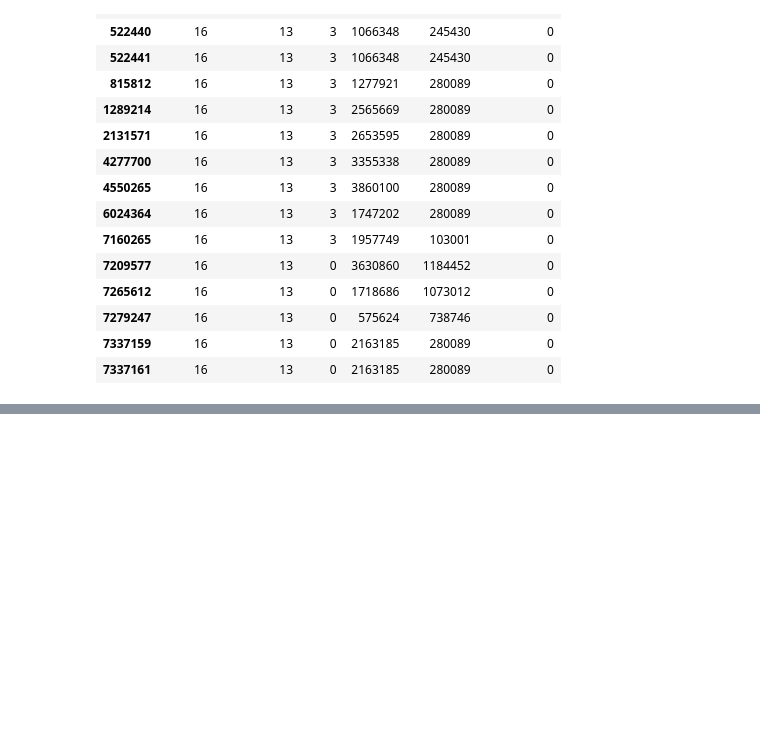
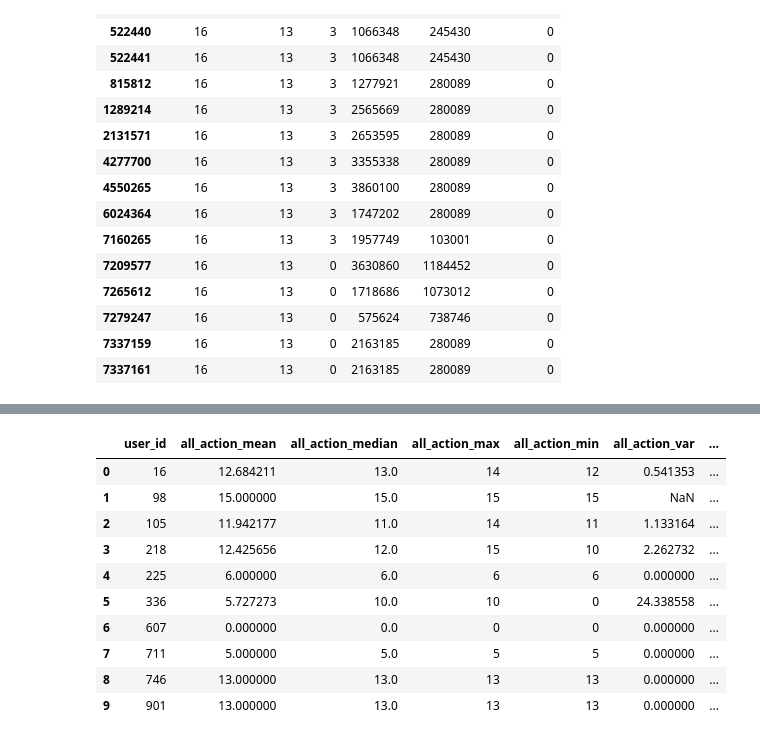
Before and after one commit to fuhailin/2018-Big-Data-Challenge, a Jupyter notebook: solution/baseline.ipynb, the cells around one changed output, grey strips where cells are left out. Drawn from its saved outputs; the diff is of its cells as text; code cells hidden in the pictures; blank space fills up the shorter version.

```diff
--- a/solution/baseline.ipynb
+++ b/solution/baseline.ipynb
@@ -551,0 +678,3 @@ user_activity.head(15)
+# %%
+end_day = np.max(temp_activity['activity_day'])
+start_day = np.min(temp_activity['activity_day'])
@@ -551,0 +757,2 @@ user_activity.head(15)
+# %%
+activity=temp_activity
@@ -551,0 +1202,31 @@ user_activity.head(15)
+# %%
+def downquantile(column):
+    return column.quantile(.25)
+
+
+def upquantile(column):
+    return column.quantile(.75)
+# 偏度Skewness
+def skew(column):
+    return stats.skew(column)
+
+
+# 峰度kurtosis
+def kurt(column):
+    return stats.kurtosis(column)
+
+
+def discrete(column):
+    if np.mean(column) != 0:
+        return np.std(column) / np.mean(column)
+    else:
+        return np.NaN
+# %%
+%%time
+func = ['mean', 'median', 'max', 'min', 'var', 'std', skew, kurt, discrete,upquantile,downquantile]
+activity['activity_day'] = activity['activity_day'] - start_day
+create_fun = activity.groupby('user_id')['activity_day'].agg(func).reset_index()
+create_fun = create_fun.rename(
+    columns={'mean': 'all_action_mean', 'median': 'all_action_median', 'max': 'all_action_max', 'min': 'all_action_min',
+             'skew': 'all_action_skew', 'std': 'all_action_std', 'var': 'all_action_var', 'kurt': 'all_action_kurt',
+             'discrete': 'all_action_discrete','upquantile':'all_action_upquantile','downquantile':'all_action_downquantile'})
@@ -551,0 +1239,14 @@ user_activity.head(15)
+# %%
+create_fun.head(10)
+# %% [output]
+|  | user_id | all_action_mean | all_action_median | all_action_max | all_action_min | all_action_var | ... |
+| 0 | 16 | 12.684211 | 13.0 | 14 | 12 | 0.541353 | ... |
+| 1 | 98 | 15.000000 | 15.0 | 15 | 15 | NaN | ... |
+| 2 | 105 | 11.942177 | 11.0 | 14 | 11 | 1.133164 | ... |
+| 3 | 218 | 12.425656 | 12.0 | 15 | 10 | 2.262732 | ... |
+| 4 | 225 | 6.000000 | 6.0 | 6 | 6 | 0.000000 | ... |
+| 5 | 336 | 5.727273 | 10.0 | 10 | 0 | 24.338558 | ... |
+| 6 | 607 | 0.000000 | 0.0 | 0 | 0 | 0.000000 | ... |
+| 7 | 711 | 5.000000 | 5.0 | 5 | 5 | 0.000000 | ... |
+| 8 | 746 | 13.000000 | 13.0 | 13 | 13 | 0.000000 | ... |
+| 9 | 901 | 13.000000 | 13.0 | 13 | 13 | 0.000000 | ... |
```
Also changed, not shown: parts of 57 cells of this notebook, 8 other files.
